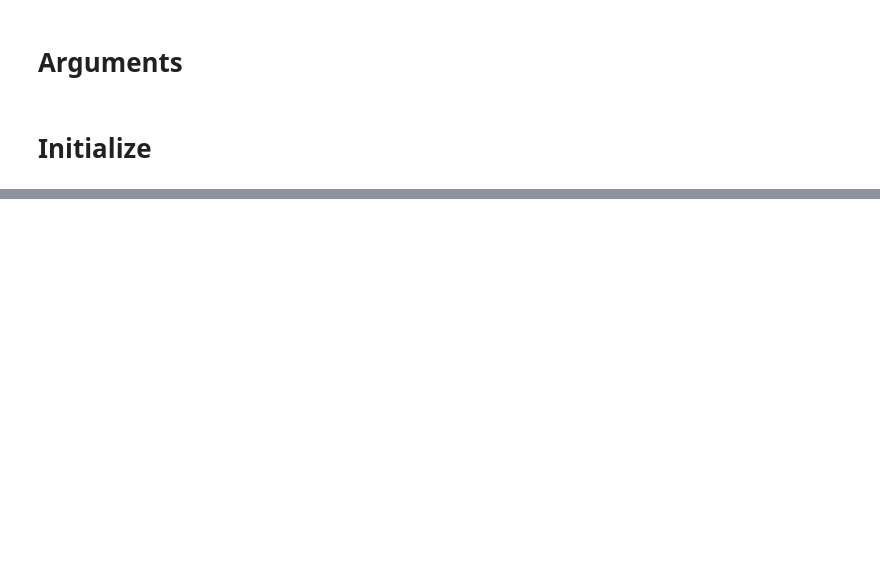
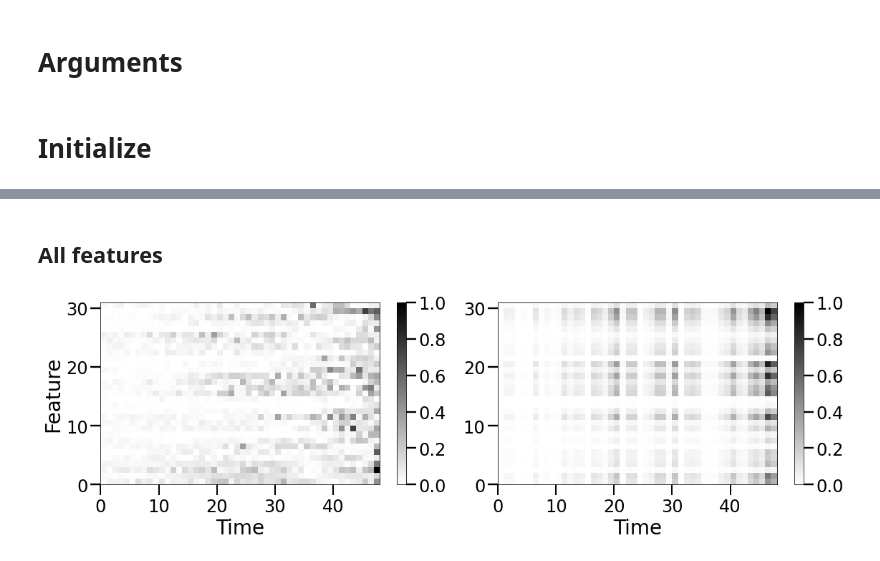
Before and after one commit to UVA-MLSys/SA-Timeseries, a Jupyter notebook: dual_interpret.ipynb, the cells around one changed output, grey strips where cells are left out. Saved outputs shown, nothing was run; the diff lists cells and outputs as text; code cells hidden in the pictures; blank space fills up the shorter version.

```diff
--- a/dual_interpret.ipynb
+++ b/dual_interpret.ipynb
@@ -302,0 +231,8 @@ plt.savefig('results/density.jpg', dpi=200)
+# %%
+# inputs, additional_forward_args, labels = prepare_input(
+#     next(iter(dataloader)), exp.device, args
+# )
+inputs, additional_forward_args, labels = prepare_from_dataset(
+    [dataset[first_dead_patient]], exp.device, args
+)
+baselines = get_baseline(inputs, args.baseline_mode)
@@ -302,0 +261,5 @@ plt.savefig('results/density.jpg', dpi=200)
+# %%
+if len(attr.shape) == 4:
+    attr_avg = torch.mean(attr, dim=1) # take mean across target dimension
+else:
+    attr_avg = attr
@@ -302,0 +421,29 @@ plt.savefig('results/density.jpg', dpi=200)
+# %% [markdown]
+## All features
+# %%
+fig, axes = plt.subplots(1, 2, figsize =(16, 5))
+
+psm = axes[0].pcolormesh(
+    attr_normed[example_no, target].T,
+    cmap=cmap, # rasterized=True, # vmin=0, vmax=1
+)
+fig.colorbar(psm, ax=axes[0])
+# im = axes[0].imshow(attr_normed[example_no, target].T, cmap='binary', interpolation='nearest')
+# axes[0].figure.colorbar(im, fraction=0.03, pad=0.04)
+axes[0].set_xlabel('Time')
+axes[0].set_ylabel('Feature')
+
+
+psm = axes[1].pcolormesh(
+    tsr_attr_normed[example_no, target].T,
+    cmap=cmap, # rasterized=True, # vmin=0, vmax=1
+)
+fig.colorbar(psm, ax=axes[1])
+axes[1].set_xlabel('Time')
+
+fig.tight_layout()
+# plt.suptitle('Heat map of feature importance scores')
+# plt.savefig('results/heatmap.jpg', dpi=200)
+plt.show()
+# %% [output]
+[figure, added]
```
Also changed, not shown: parts of 69 cells of this notebook, 10 other files.
